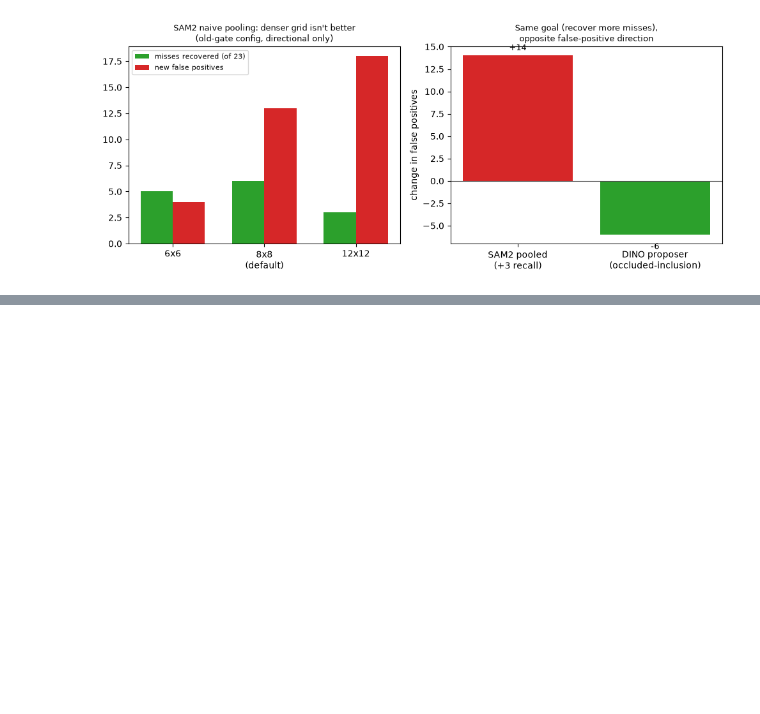
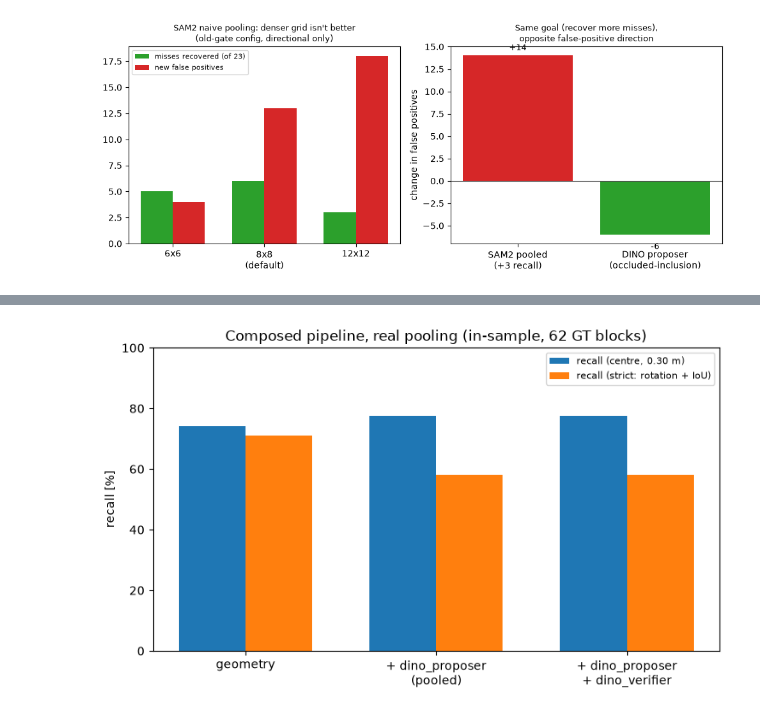
Before and after one commit to Geryyy/blockpose, a Jupyter notebook: notebooks/blockpose_detector_showcase.ipynb, the cells around one changed output, grey strips where cells are left out. Cells and saved outputs as stored; diff of their text form; code cells hidden in the pictures; blank space fills up the shorter version.

```diff
--- a/notebooks/blockpose_detector_showcase.ipynb
+++ b/notebooks/blockpose_detector_showcase.ipynb
@@ -395,0 +377,15 @@ See `experiments/detector_cluster_failures.md`,
+# %%
+fig, ax = plt.subplots(figsize=(7.5, 4.5))
+stages = ["geometry", "+ dino_proposer\n(pooled)", "+ dino_proposer\n+ dino_verifier"]
+centre_recall = [74.2, 77.4, 77.4]
+strict_recall = [71.0, 58.1, 58.1]
+x = np.arange(len(stages)); w = 0.35
+ax.bar(x - w / 2, centre_recall, w, label="recall (centre, 0.30 m)", color="tab:blue")
+ax.bar(x + w / 2, strict_recall, w, label="recall (strict: rotation + IoU)", color="tab:orange")
+ax.set_xticks(x); ax.set_xticklabels(stages); ax.set_ylabel("recall [%]"); ax.set_ylim(0, 100)
+ax.set_title("Composed pipeline, real pooling (in-sample, 62 GT blocks)")
+ax.legend(fontsize=8)
+fig.tight_layout()
+plt.show()
+# %% [output]
+[figure, added]
```
Also changed, not shown: parts of 2 cells of this notebook, 4 other files.
